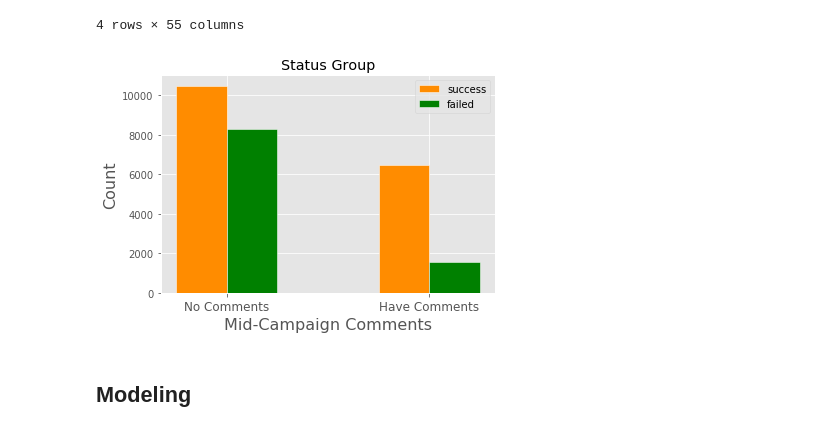
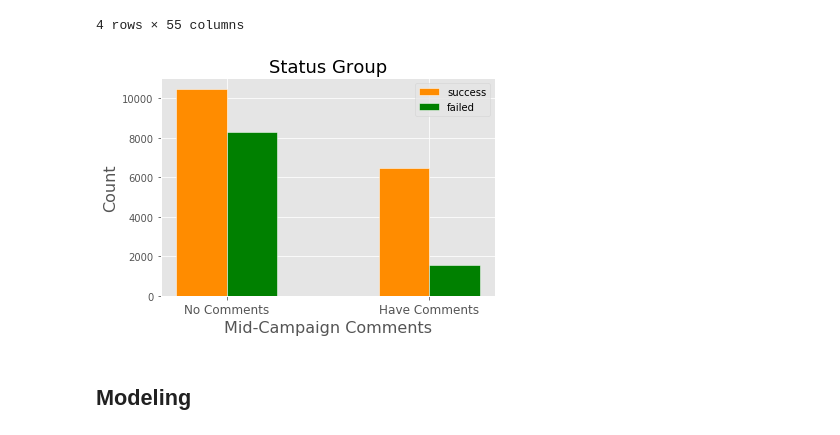
Before and after one commit to helen-tong/kickstarter, a Jupyter notebook: LSTM.ipynb, the cells around one changed output. Saved outputs shown, nothing was run; the diff lists cells and outputs as text; code cells hidden in the pictures.

```diff
--- a/LSTM.ipynb
+++ b/LSTM.ipynb
@@ -431,17 +267,17 @@ failed = [8291, 1550]
 # %%
 r1 = np.arange(len(success))
 r2 = [x + bar_width for x in r1]
 
 plt.bar(r1, success, color='darkorange', width=bar_width, edgecolor='white', label='success')
 plt.bar(r2, failed, color='green', width=bar_width, edgecolor='white', label='failed')
 plt.xlabel('Mid-Campaign Comments', fontsize=16)
 plt.ylabel('Count', fontsize=16)
 plt.xticks([r + bar_width*0.5 for r in range(len(success))], ['No Comments', 'Have Comments'], fontsize=12)
-plt.title('Status Group')
+plt.title('Status Group', fontsize=18)
 plt.legend()
 plt.show()
 # %% [output]
-[figure, old version]
+[figure, new version]
 # %%
 X1 = model_data1.drop(['backers_count','blurb', 'category', 'deadline', 'urls', 'scrape_url', 'complete_url', 'scrape_urls',
                      'launched_at', 'name', 'pledged', 'slug', 'state', 'category_type', 'country_name', 'id_x', 'url_x',
```
Also changed, not shown: parts of 27 cells of this notebook.
